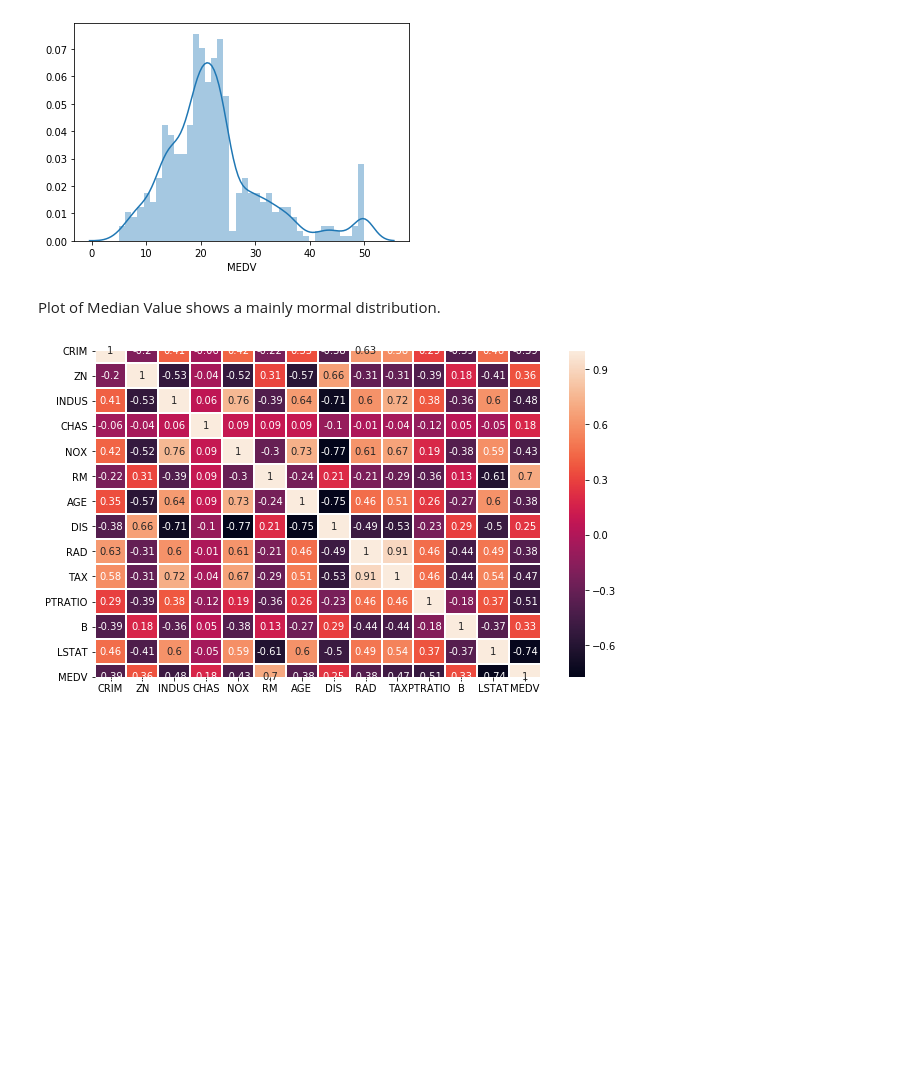
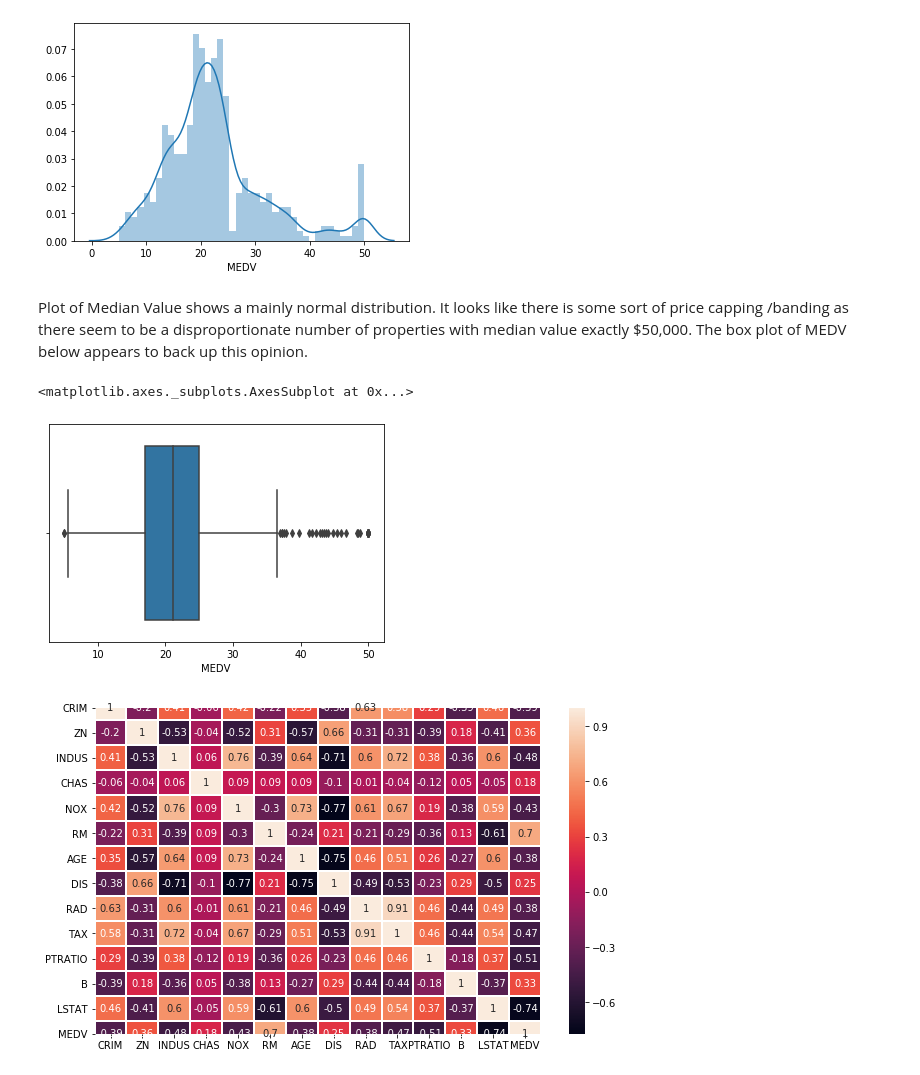
Before and after one commit to Hudsonsue/machine-learning, a Jupyter notebook: Machine Learning - Assessment.ipynb, the cells around one changed output. Saved outputs shown, nothing was run; the diff lists cells and outputs as text; code cells hidden in the pictures; blank space fills up the shorter version.

```diff
--- a/Machine Learning - Assessment.ipynb
+++ b/Machine Learning - Assessment.ipynb
@@ -88,8 +74,14 @@ sns.distplot(df["MEDV"], bins=40)
 plt.show()
 # %% [output]
 [figure]
-# %% [markdown]
-Plot of Median Value shows a mainly mormal distribution.
+# %% [markdown]
+Plot of Median Value shows a mainly normal distribution. It looks like there is some sort of price capping /banding as there seem to be a disproportionate number of properties with median value exactly $50,000.
+The box plot of MEDV below appears to back up this opinion.
+# %%
+sns.boxplot(df.MEDV)
+# %% [output]
+<matplotlib.axes._subplots.AxesSubplot at 0x...>
+[figure, added]
 # %%
 # correlation heatmap
 correlation_heatmap = df.corr().round(2)
```
Also changed, not shown: parts of 35 cells of this notebook.
